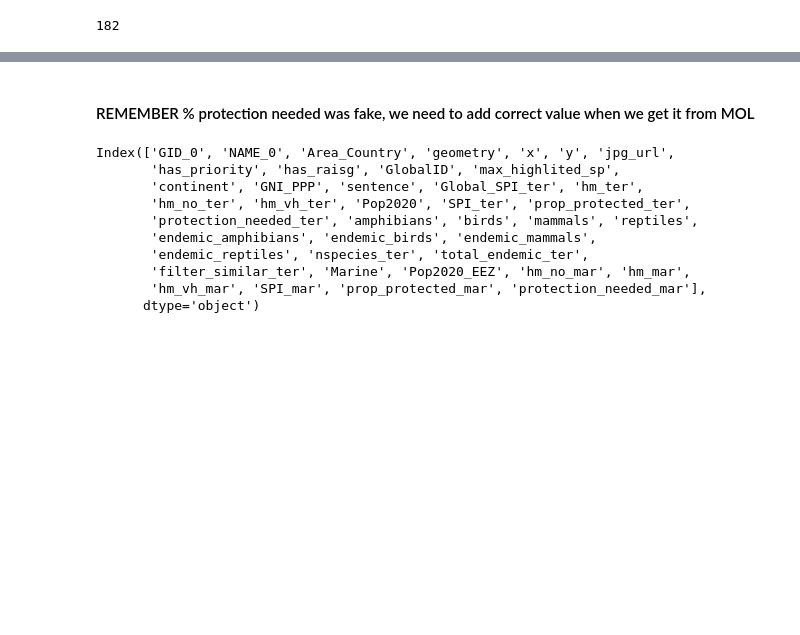
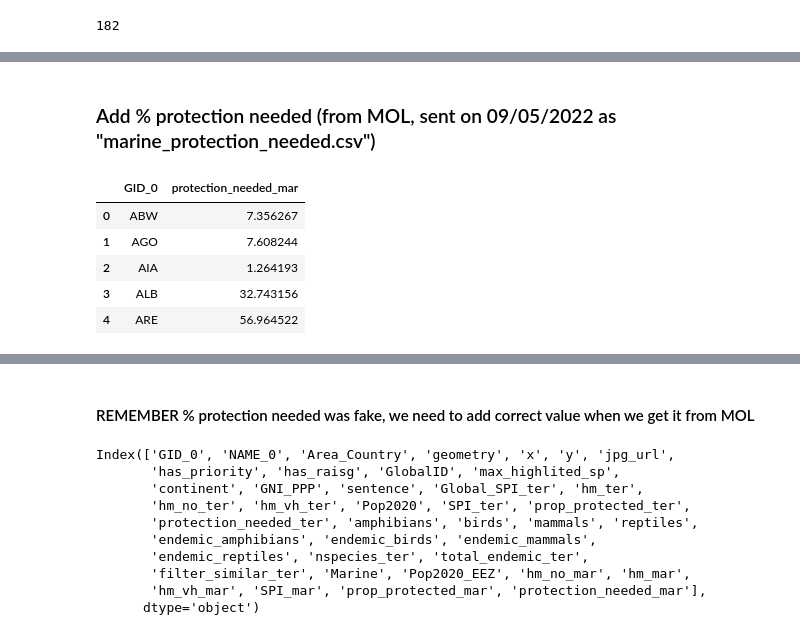
Before and after one commit to Vizzuality/he-scratchfolder, a Jupyter notebook: NRC_Marine.ipynb, the cells around one changed output, grey strips where cells are left out. Saved outputs shown, nothing was run; the diff lists cells and outputs as text; code cells hidden in the pictures; blank space fills up the shorter version.

```diff
--- a/NRC_Marine.ipynb
+++ b/NRC_Marine.ipynb
@@ -27,6 +27,7 @@ mar = pd.read_csv(f'{path}/NRC_marine_species_data_20220323_ter-1.csv') # Specie
 pop = pd.read_csv(f'{path}/Pop2020_eez.csv') # calculated in arcgis pro using the population2020.crf and the EEZ shapefile
 hm = pd.read_csv(f'{path}/marine_perc_human.csv') # human modification table
 eez = gpd.read_file(f'{path}/eez_centroids/eez_centroids.shp')
+prt = pd.read_csv(f'{path}/marine_protection_needed.csv')
 # %%
 gadm.head(1)
 # %% [output]
@@ -335,0 +359,11 @@ See the caveats in the documentation: https://pandas.pydata.org/pandas-docs/stab
+# %% [markdown]
+### Add % protection needed (from MOL, sent on 09/05/2022 as "marine_protection_needed.csv")
+# %%
+prt.head()
+# %% [output]
+|  | GID_0 | protection_needed_mar |
+| 0 | ABW | 7.356267 |
+| 1 | AGO | 7.608244 |
+| 2 | AIA | 1.264193 |
+| 3 | ALB | 32.743156 |
+| 4 | ARE | 56.964522 |
```
Also changed, not shown: parts of 21 cells of this notebook.
